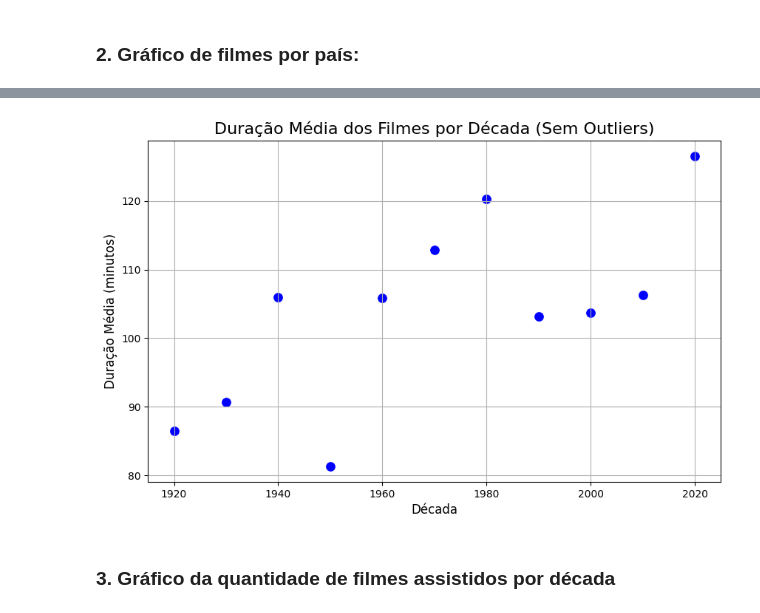
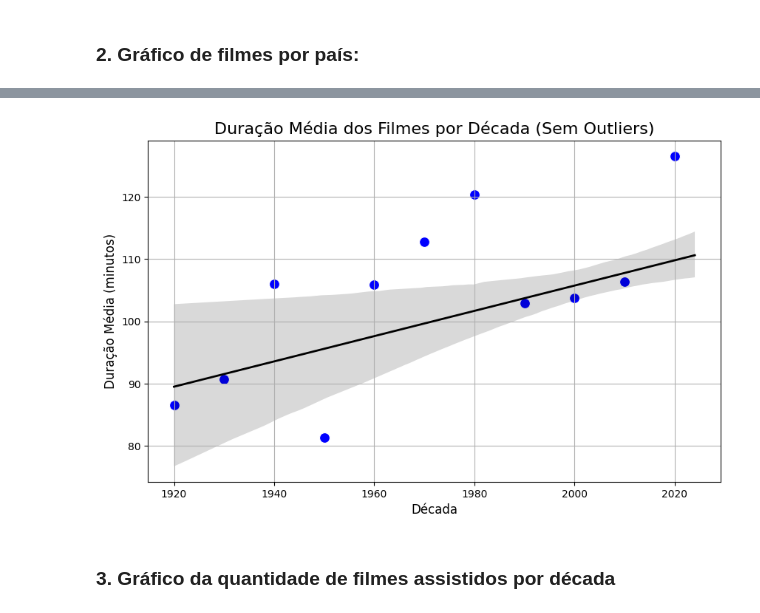
Before and after one commit to Gallicchio-Tavares/Desafio-Filmes, a Jupyter notebook: analise-meus-filmes.ipynb, the cells around one changed output, grey strips where cells are left out. Saved outputs shown, nothing was run; the diff lists cells and outputs as text; code cells hidden in the pictures.

```diff
--- a/analise-meus-filmes.ipynb
+++ b/analise-meus-filmes.ipynb
@@ -48,18 +59,19 @@ plt.show()
 # %%
 df['Década'] = (df['Ano'] // 10) * 10
 
 df_sem_outliers = df[df['Outlier_t'] == 0]
 duracao_media_decada = df_sem_outliers.groupby('Década')['Tempo'].mean()
 
 plt.figure(figsize=(10, 6))
 sns.scatterplot(x=duracao_media_decada.index, y=duracao_media_decada.values, s=100, color='b')
+sns.regplot(x='Ano', y='Tempo', data=df_sem_outliers, scatter=False, color='black', line_kws={"linewidth": 2})
 plt.title('Duração Média dos Filmes por Década (Sem Outliers)', fontsize=16)
 plt.xlabel('Década', fontsize=12)
 plt.ylabel('Duração Média (minutos)', fontsize=12)
 plt.grid(True)
 plt.show()
 # %% [output]
-[figure, old version]
+[figure, new version]
 # %% [markdown]
 ### 3. Gráfico da quantidade de filmes assistidos por década
 # %%
```
Also changed, not shown: parts of 12 cells of this notebook.
